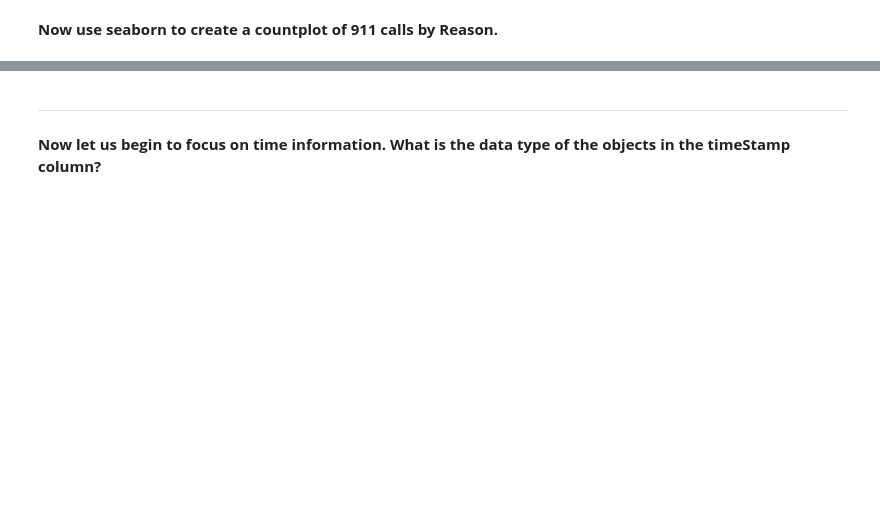
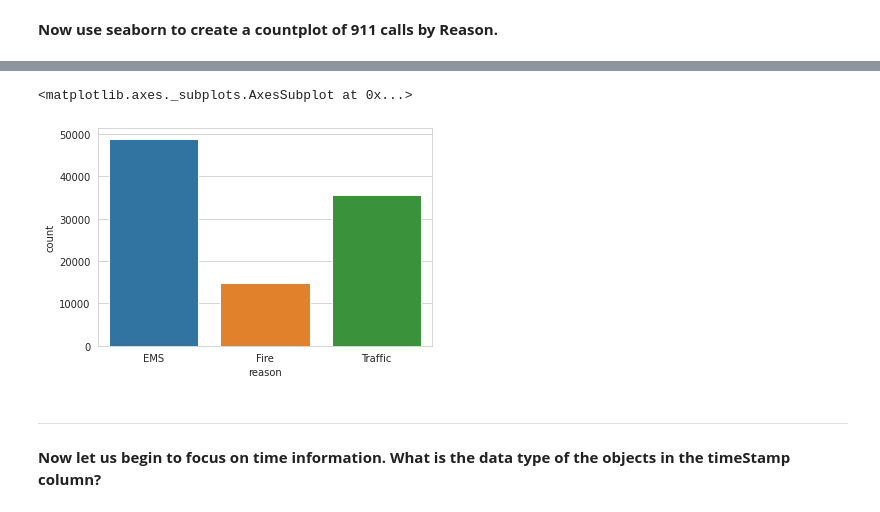
Before and after one commit to loayzag91/Python-Data-Science-Tutorial, a Jupyter notebook: Data Capstone Project/911 Calls Project/911 Calls.ipynb, the cells around one changed output, grey strips where cells are left out. Saved outputs shown, nothing was run; the diff lists cells and outputs as text; code cells hidden in the pictures; blank space fills up the shorter version.

```diff
--- a/Data Capstone Project/911 Calls Project/911 Calls.ipynb
+++ b/Data Capstone Project/911 Calls Project/911 Calls.ipynb
@@ -24,6 +26,14 @@ ____
 # %% [markdown]
 **Import visualization libraries and set** `%matplotlib inline`.
+# %%
+import seaborn as sns
+import matplotlib.pyplot as plt
+%matplotlib inline
+
+sns.set_style('whitegrid')
 # %% [markdown]
 **Read in the csv file as a dataframe called df**
+# %%
+df = pd.read_csv('./data/911.csv')
 # %% [markdown]
 **Check the** `info()` **of the df**
@@ -84,3 +103,7 @@ Name: twp, dtype: int64
 **In the titles column there are "Reasons/Departments" specified before the title code. These are EMS, Fire, and Traffic. Use** `.apply()` **with a custom lambda expression to create a new column called "Reason" that contains this string value.**
 
 **For example, if the title column value is EMS: BACK PAINS/INJURY , the Reason column value would be EMS.**
+# %%
+df['reason'] = df['title'].apply(lambda x: x.split(':')[0])
+
+df.head()
@@ -101,3 +128,8 @@ Name: Reason, dtype: int64
+# %%
+sns.countplot(x='reason',data=df)
+# %% [output]
+<matplotlib.axes._subplots.AxesSubplot at 0x...>
+[figure, added]
 # %% [markdown]
 ---
 # %% [markdown]
```
Also changed, not shown: parts of 67 cells of this notebook.
